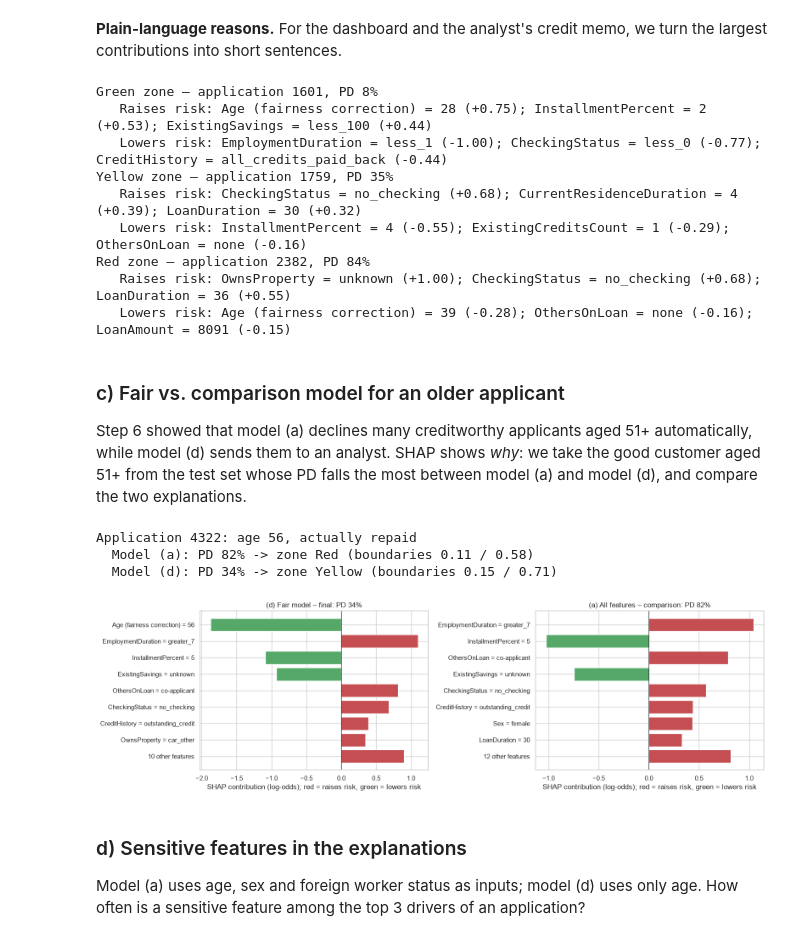
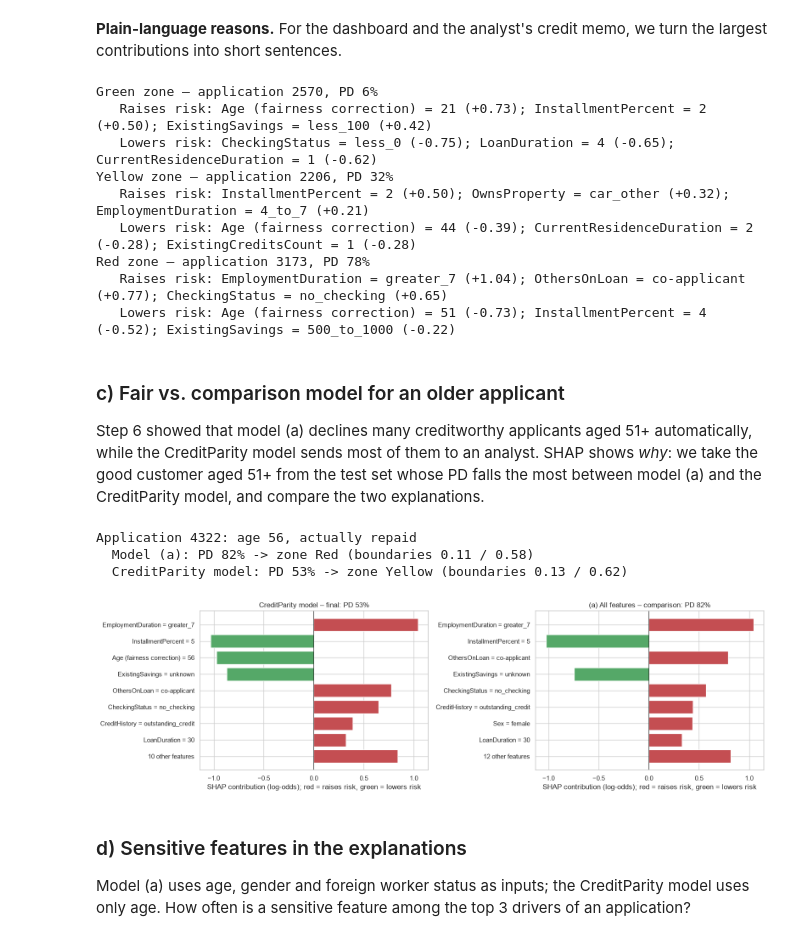
Before and after one commit to cdomat/creditparity, a Jupyter notebook: notebooks/credit_risk_step_7_explainability.ipynb, the cells around one changed output. Drawn from its saved outputs; the diff is of its cells as text; code cells hidden in the pictures.

```diff
--- a/notebooks/credit_risk_step_7_explainability.ipynb
+++ b/notebooks/credit_risk_step_7_explainability.ipynb
@@ -41,7 +41,8 @@ sns.set_theme(style="whitegrid")
 ZONE_COLORS = {"Green": "#55A868", "Yellow": "#DDAA33", "Red": "#C44E52"}
 UP_COLOR, DOWN_COLOR = "#C44E52", "#55A868"      # raises risk / lowers risk
 
-T_LOWER, T_UPPER = 0.15, 0.71                     # zone boundaries of model (d), Step 5
+T_LOWER, T_UPPER = 0.13, 0.62                     # zone boundaries of the CreditParity model, Step 5
+REWEIGHING_STRENGTH = 0.5                         # partial reweighing (Step 6)
 SENSITIVE = ["Age", "Sex", "ForeignWorker"]
 # %%
 # Load data
@@ -61,7 +62,7 @@ X_train, X_test, y_train, y_test = train_test_split(
     X, y, test_size=0.2, stratify=y, random_state=RANDOM_STATE)
 # %%
 ALL_FEATURES = X.columns.tolist()
-FAIR_FEATURES = [c for c in ALL_FEATURES if c not in ["Sex", "ForeignWorker"]]   # model (d)
+FAIR_FEATURES = [c for c in ALL_FEATURES if c not in ["Sex", "ForeignWorker"]]   # CreditParity model
 
 def make_model(features):
     return Pipeline([
@@ -75,8 +76,9 @@ def age_group(data):
     return pd.cut(data["Age"], [18, 25, 35, 50, 100],
                   labels=["19-25", "26-35", "36-50", "51+"]).astype(str)
 
-def reweighing_weights(data, y_true):
-    """Kamiran & Calders reweighing on age group x sex x foreign worker status (as in Steps 5 and 6)."""
+def reweighing_weights(data, y_true, strength=1.0):
+    """Kamiran & Calders reweighing on age group x sex x foreign worker status (as in Steps 5 and 6);
+    with strength s the weight is (1 - s) + s * full weight."""
     group = age_group(data) + "|" + data["Sex"] + "|" + data["ForeignWorker"]
     w = pd.Series(1.0, index=data.index)
     for g in group.unique():
@@ -84,16 +86,16 @@ def reweighing_weights(data, y_true):
             m = (group == g) & (y_true == label)
             if m.any():
                 w[m] = (group == g).mean() * (y_true == label).mean() / m.mean()
-    return w.to_numpy()
+    return ((1 - strength) + strength * w).to_numpy()
 
-model_d = make_model(FAIR_FEATURES).fit(X_train, y_train,
-                           model__sample_weight=reweighing_weights(X_train, y_train))
+model_cp = make_model(FAIR_FEATURES).fit(
+    X_train, y_train, model__sample_weight=reweighing_weights(X_train, y_train, REWEIGHING_STRENGTH))
 model_a = make_model(ALL_FEATURES).fit(X_train, y_train)
-FINAL, COMPARISON = "(d) Fair model – final", "(a) All features – comparison"
-MODELS = {FINAL: model_d, COMPARISON: model_a}
+FINAL, COMPARISON = "CreditParity model – final", "(a) All features – comparison"
+MODELS = {FINAL: model_cp, COMPARISON: model_a}
 
 def display_name(feature):
-    """Display name for the analyst: age is marked as the fairness correction in model (d)."""
+    """Display name for the analyst: age is marked as the fairness correction in the CreditParity model."""
     return "Age (fairness correction)" if feature == "Age" else feature
 # %%
 def dense(m):
@@ -270,15 +272,15 @@ def plot_explanation(idx, model_name=FINAL, top=8, ax=None, title=None):
     ax.set_title(title or f"Application {idx}: PD {pd_:.0%} ({zone}) – average PD {sigmoid(base):.0%}")
     return ax
 
-# One typical application per zone (median PD within the zone), final model (d)
-zones_d = pd.Series(zone_of(p_test[FINAL]), index=X_test.index)
-pd_d = pd.Series(p_test[FINAL], index=X_test.index)
+# One typical application per zone (median PD within the zone), CreditParity model
+zones_cp = pd.Series(zone_of(p_test[FINAL]), index=X_test.index)
+pd_cp = pd.Series(p_test[FINAL], index=X_test.index)
 examples = {}
 for z in ["Green", "Yellow", "Red"]:
-    s = pd_d[zones_d == z].sort_values()
+    s = pd_cp[zones_cp == z].sort_values()
     examples[z] = s.index[len(s) // 2]
 pd.DataFrame({z: X_test.loc[i] for z, i in examples.items()}).T.assign(
-    PD=[pd_d[i] for i in examples.values()],
+    PD=[pd_cp[i] for i in examples.values()],
     Actual=["Default" if y_test[i] == 1 else "Repaid" for i in examples.values()])
 # %% [output]
 |  | CheckingStatus | LoanDuration | CreditHistory | LoanPurpose | LoanAmount | ExistingSavings | ... |
@@ -309,46 +311,46 @@ def top_reasons(idx, model_name=FINAL, n=3, exclude=()):
 
 for z, idx in examples.items():
     r = top_reasons(idx)
-    print(f"{z} zone – application {idx}, PD {pd_d[idx]:.0%}")
+    print(f"{z} zone – application {idx}, PD {pd_cp[idx]:.0%}")
     print("   Raises risk:", "; ".join(r["Raises risk"]))
     print("   Lowers risk:", "; ".join(r["Lowers risk"]))
 # %% [output]
-Green zone – application 1601, PD 8%
-   Raises risk: Age (fairness correction) = 28 (+0.75); InstallmentPercent = 2 (+0.53); ExistingSavings = less_100 (+0.44)
-   Lowers risk: EmploymentDuration = less_1 (-1.00); CheckingStatus = less_0 (-0.77); CreditHistory = all_credits_paid_back (-0.44)
-Yellow zone – application 1759, PD 35%
-   Raises risk: CheckingStatus = no_checking (+0.68); CurrentResidenceDuration = 4 (+0.39); LoanDuration = 30 (+0.32)
-   Lowers risk: InstallmentPercent = 4 (-0.55); ExistingCreditsCount = 1 (-0.29); OthersOnLoan = none (-0.16)
-Red zone – application 2382, PD 84%
-   Raises risk: OwnsProperty = unknown (+1.00); CheckingStatus = no_checking (+0.68); LoanDuration = 36 (+0.55)
-   Lowers risk: Age (fairness correction) = 39 (-0.28); OthersOnLoan = none (-0.16); LoanAmount = 8091 (-0.15)
+Green zone – application 2570, PD 6%
+   Raises risk: Age (fairness correction) = 21 (+0.73); InstallmentPercent = 2 (+0.50); ExistingSavings = less_100 (+0.42)
+   Lowers risk: CheckingStatus = less_0 (-0.75); LoanDuration = 4 (-0.65); CurrentResidenceDuration = 1 (-0.62)
+Yellow zone – application 2206, PD 32%
+   Raises risk: InstallmentPercent = 2 (+0.50); OwnsProperty = car_other (+0.32); EmploymentDuration = 4_to_7 (+0.21)
+   Lowers risk: Age (fairness correction) = 44 (-0.39); CurrentResidenceDuration = 2 (-0.28); ExistingCreditsCount = 1 (-0.28)
+Red zone – application 3173, PD 78%
+   Raises risk: EmploymentDuration = greater_7 (+1.04); OthersOnLoan = co-applicant (+0.77); CheckingStatus = no_checking (+0.65)
+   Lowers risk: Age (fairness correction) = 51 (-0.73); InstallmentPercent = 4 (-0.52); ExistingSavings = 500_to_1000 (-0.22)
 # %% [markdown]
 ### c) Fair vs. comparison model for an older applicant
 
-Step 6 showed that model (a) declines many creditworthy applicants aged 51+ automatically, while model (d) sends them to an analyst. SHAP shows *why*: we take the good customer aged 51+ from the test set whose PD falls the most between model (a) and model (d), and compare the two explanations.
+Step 6 showed that model (a) declines many creditworthy applicants aged 51+ automatically, while the CreditParity model sends most of them to an analyst. SHAP shows *why*: we take the good customer aged 51+ from the test set whose PD falls the most between model (a) and the CreditParity model, and compare the two explanations.
 # %%
 older_good = X_test.index[(X_test["Age"] > 50) & (y_test == 0)]
 pd_a = pd.Series(p_test[COMPARISON], index=X_test.index)
-case = (pd_a - pd_d)[older_good].idxmax()
+case = (pd_a - pd_cp)[older_good].idxmax()
 print(f"Application {case}: age {X_test.loc[case, 'Age']}, actually repaid")
 print(f"  Model (a): PD {pd_a[case]:.0%} -> zone {zone_of(np.array([pd_a[case]]), 0.11, 0.58)[0]} (boundaries 0.11 / 0.58)")
-print(f"  Model (d): PD {pd_d[case]:.0%} -> zone {zone_of(np.array([pd_d[case]]))[0]} (boundaries 0.15 / 0.71)")
+print(f"  CreditParity model: PD {pd_cp[case]:.0%} -> zone {zone_of(np.array([pd_cp[case]]))[0]} (boundaries {T_LOWER} / {T_UPPER})")
 
 fig, axes = plt.subplots(1, 2, figsize=(16, 4.8))
 for ax, name in zip(axes, MODELS):
     plot_explanation(case, model_name=name, ax=ax,
-                     title=f"{name}: PD {(pd_d if name == FINAL else pd_a)[case]:.0%}")
+                     title=f"{name}: PD {(pd_cp if name == FINAL else pd_a)[case]:.0%}")
 plt.tight_layout()
 plt.show()
 # %% [output]
 Application 4322: age 56, actually repaid
   Model (a): PD 82% -> zone Red (boundaries 0.11 / 0.58)
-  Model (d): PD 34% -> zone Yellow (boundaries 0.15 / 0.71)
+  CreditParity model: PD 53% -> zone Yellow (boundaries 0.13 / 0.62)
-[figure, old version]
+[figure, new version]
 # %% [markdown]
 ### d) Sensitive features in the explanations
 
-Model (a) uses age, sex and foreign worker status as inputs; model (d) uses only age. How often is a sensitive feature among the top 3 drivers of an application?
+Model (a) uses age, gender and foreign worker status as inputs; the CreditParity model uses only age. How often is a sensitive feature among the top 3 drivers of an application?
 # %%
 rows = []
 for name, s in shap_test.items():
```
Also changed, not shown: parts of 17 cells of this notebook, 15 other files.
